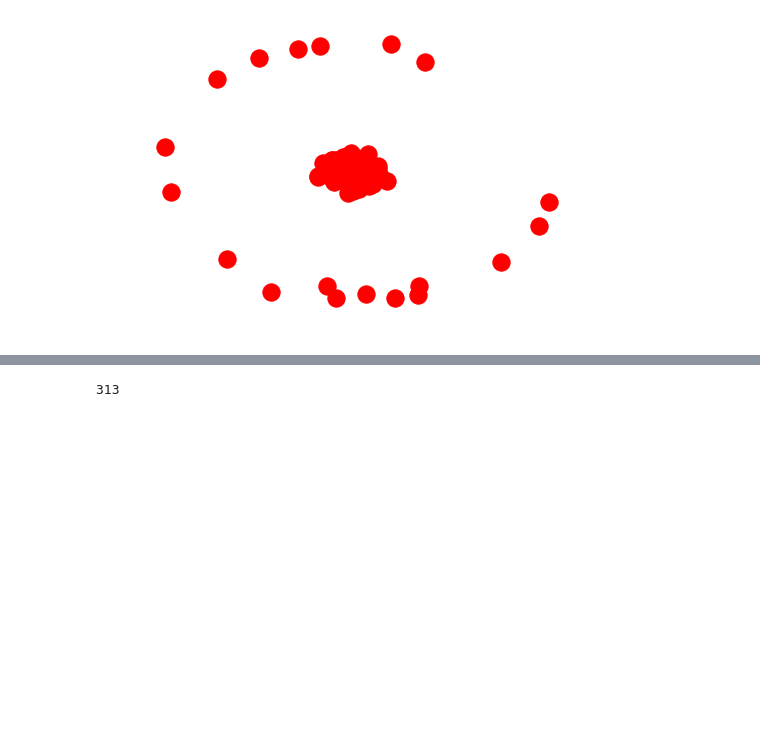
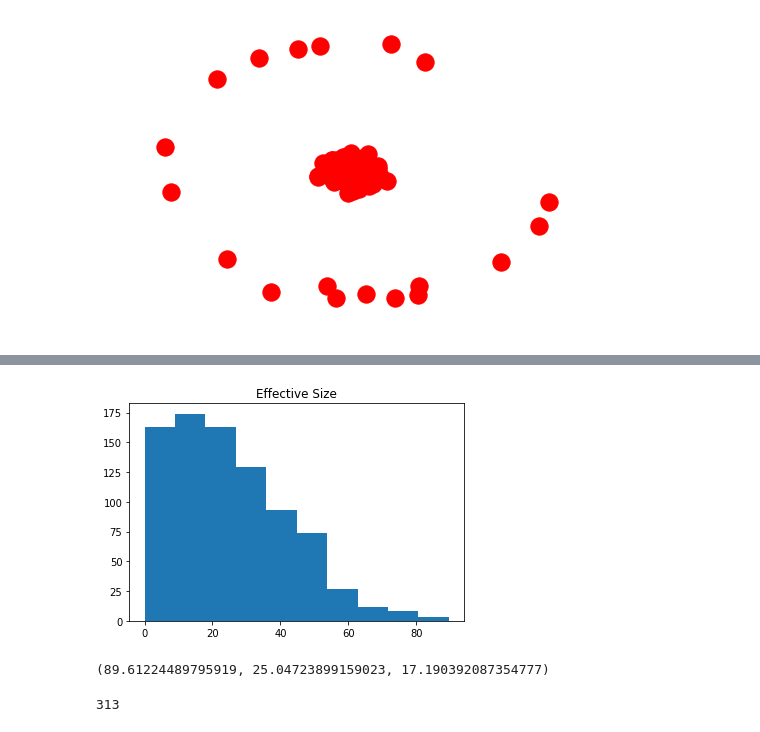
Before and after one commit to mjiang9/IW-Spring-2019, a Jupyter notebook: IW.ipynb, the cells around one changed output, grey strips where cells are left out. Cells and saved outputs as stored; diff of their text form; code cells hidden in the pictures; blank space fills up the shorter version.

```diff
--- a/IW.ipynb
+++ b/IW.ipynb
@@ -526,0 +595,2 @@ sorted(betweenness_centrality, key=betweenness_centrality.get, reverse=True)
+# %%
+effective_size = nx.algorithms.structuralholes.effective_size(G)
@@ -533,0 +679,3 @@ for actor in actorlist:
+# %%
+effective_sizes = [0 if np.isnan(effective_size.get(x)) else effective_size.get(x) for x in actorlist]
+effective_sizes
@@ -534,3 +700,11 @@ for actor in actorlist:
+# %%
+plot.hist(effective_sizes)
+plot.title("Effective Size")
+plot.show()
+np.max(effective_sizes), np.mean(effective_sizes), np.std(effective_sizes)
+# %% [output]
+[figure, added]
+(89.61224489795919, 25.04723899159023, 17.190392087354777)
 # %%
 len(actorw)
 # %% [output]
```
Also changed, not shown: parts of 130 cells of this notebook.
